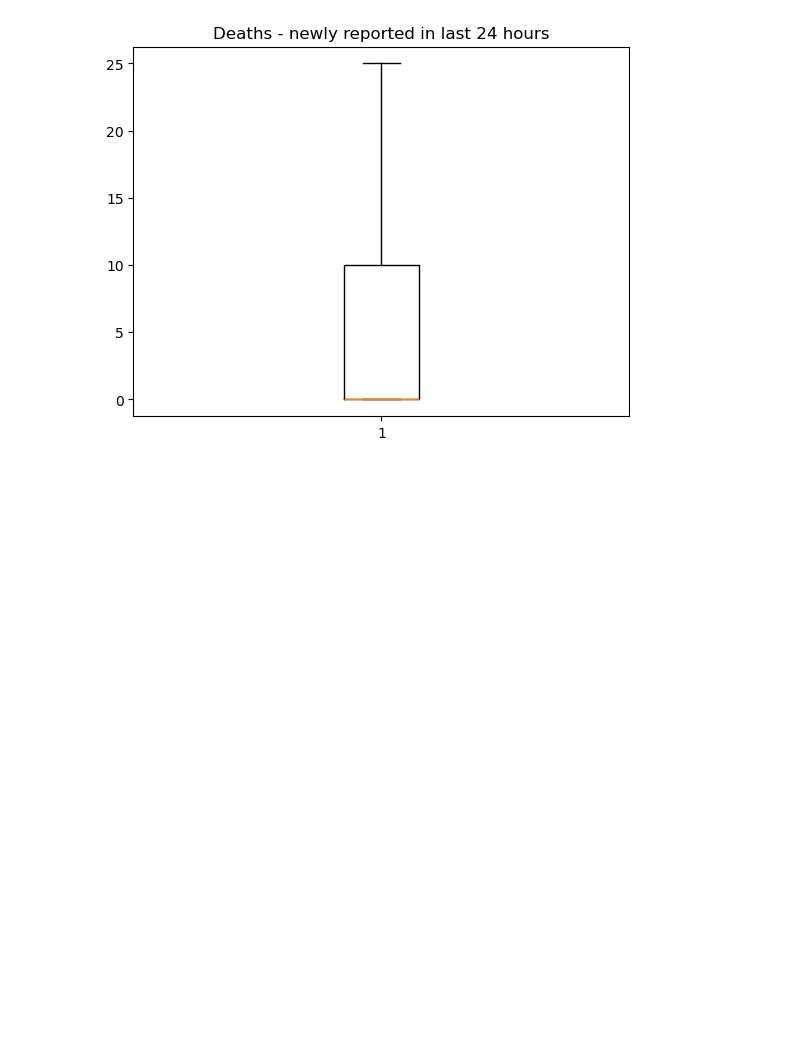
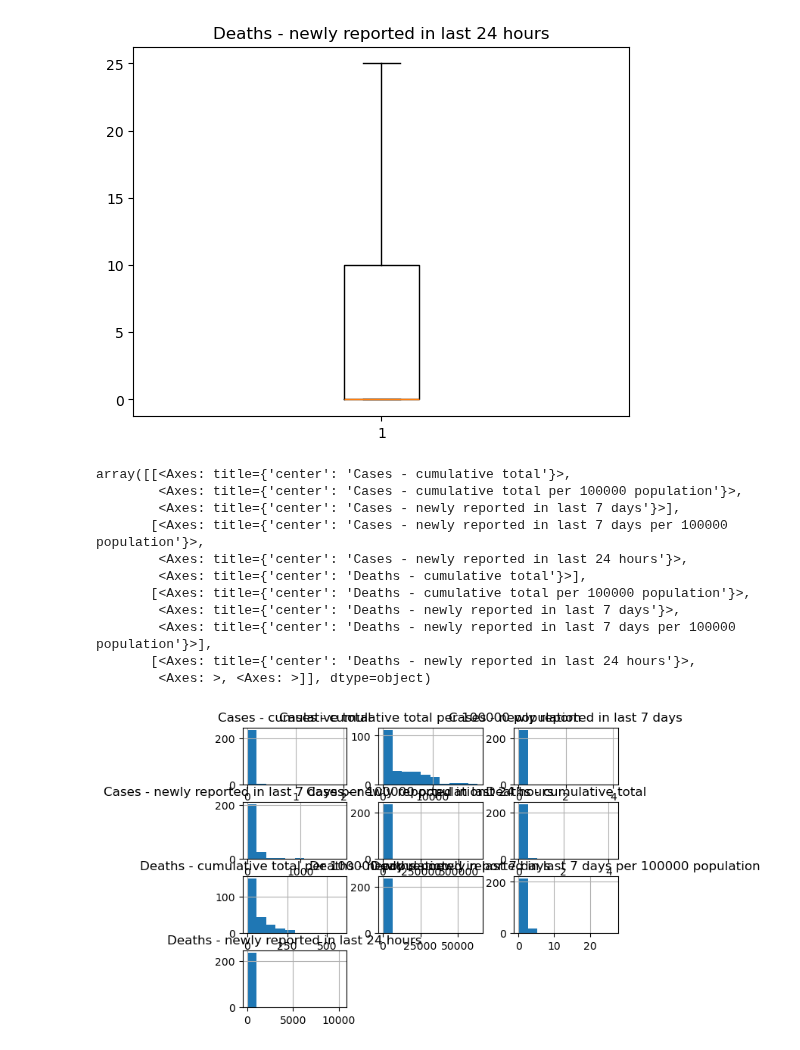
Before and after one commit to anitajn86/Covid_Analysis, a Jupyter notebook: Covid.ipynb, the cells around one changed output. Cells and saved outputs as stored; diff of their text form; code cells hidden in the pictures; blank space fills up the shorter version.

```diff
--- a/Covid.ipynb
+++ b/Covid.ipynb
@@ -212,3 +212,18 @@ boxplot_outliers(continuous_Data)
 [figure]
 [figure]
 [figure]
+# %%
+covid.hist()
+# %% [output]
+array([[<Axes: title={'center': 'Cases - cumulative total'}>,
+        <Axes: title={'center': 'Cases - cumulative total per 100000 population'}>,
+        <Axes: title={'center': 'Cases - newly reported in last 7 days'}>],
+       [<Axes: title={'center': 'Cases - newly reported in last 7 days per 100000 population'}>,
+        <Axes: title={'center': 'Cases - newly reported in last 24 hours'}>,
+        <Axes: title={'center': 'Deaths - cumulative total'}>],
+       [<Axes: title={'center': 'Deaths - cumulative total per 100000 population'}>,
+        <Axes: title={'center': 'Deaths - newly reported in last 7 days'}>,
+        <Axes: title={'center': 'Deaths - newly reported in last 7 days per 100000 population'}>],
+       [<Axes: title={'center': 'Deaths - newly reported in last 24 hours'}>,
+        <Axes: >, <Axes: >]], dtype=object)
+[figure, added]
```
